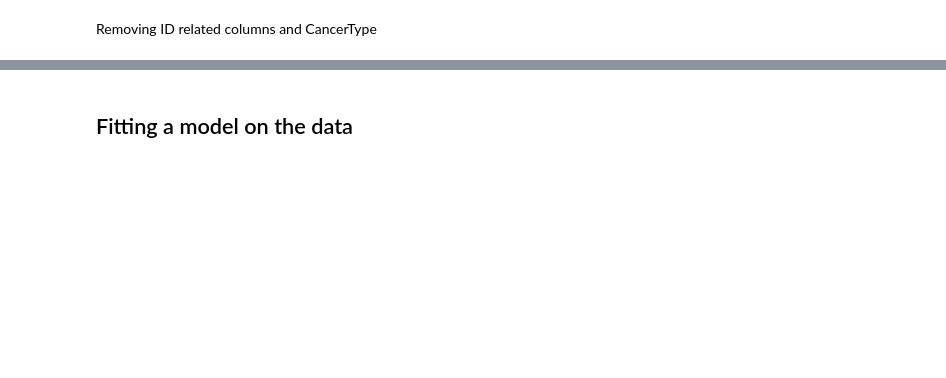
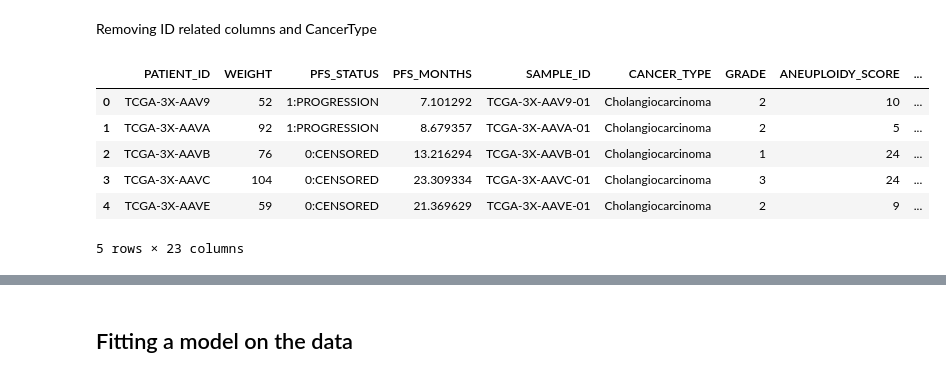
Before and after one commit to sha9189/Colorectal_Cancer_Analysis, a Jupyter notebook: 01 pathological data analysis.ipynb, the cells around one changed output, grey strips where cells are left out. Drawn from its saved outputs; the diff is of its cells as text; code cells hidden in the pictures; blank space fills up the shorter version.

```diff
--- a/01 pathological data analysis.ipynb
+++ b/01 pathological data analysis.ipynb
@@ -620,0 +625,11 @@ pd.read_csv(storage_dir+"pathological_df.csv")
+# %%
+df = pd.read_csv(configs["STORAGE_DIR_STUDY1"]+"pathological_df.csv")
+df.head()
+# %% [output]
+|  | PATIENT_ID | WEIGHT | PFS_STATUS | PFS_MONTHS | SAMPLE_ID | CANCER_TYPE | GRADE | ANEUPLOIDY_SCORE | ... |
+| 0 | TCGA-3X-AAV9 | 52 | 1:PROGRESSION | 7.101292 | TCGA-3X-AAV9-01 | Cholangiocarcinoma | 2 | 10 | ... |
+| 1 | TCGA-3X-AAVA | 92 | 1:PROGRESSION | 8.679357 | TCGA-3X-AAVA-01 | Cholangiocarcinoma | 2 | 5 | ... |
+| 2 | TCGA-3X-AAVB | 76 | 0:CENSORED | 13.216294 | TCGA-3X-AAVB-01 | Cholangiocarcinoma | 1 | 24 | ... |
+| 3 | TCGA-3X-AAVC | 104 | 0:CENSORED | 23.309334 | TCGA-3X-AAVC-01 | Cholangiocarcinoma | 3 | 24 | ... |
+| 4 | TCGA-3X-AAVE | 59 | 0:CENSORED | 21.369629 | TCGA-3X-AAVE-01 | Cholangiocarcinoma | 2 | 9 | ... |
+5 rows × 23 columns
```
Also changed, not shown: parts of 28 cells of this notebook, 4 other files.
